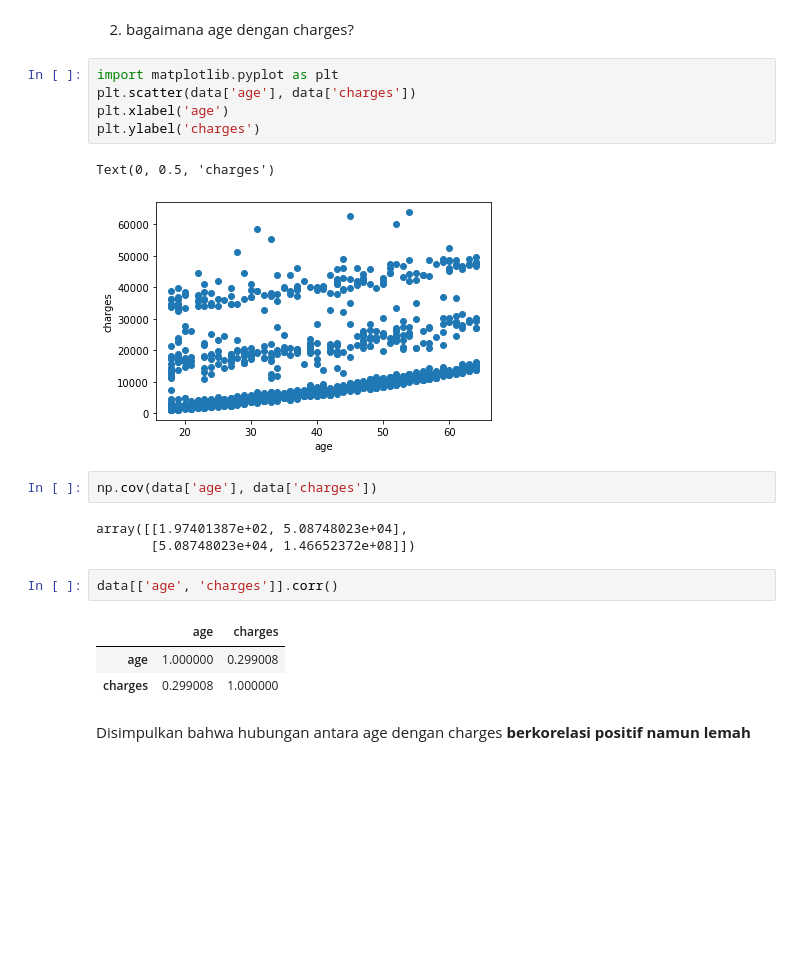
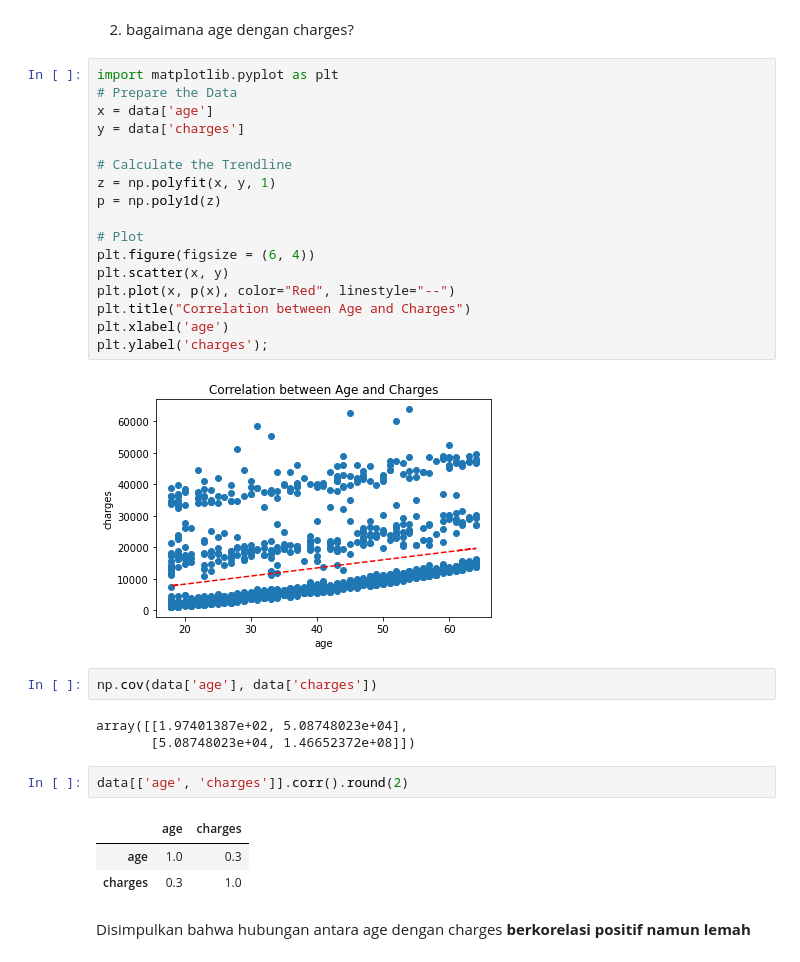
Before and after one commit to akbarnugrohor/probability, a Jupyter notebook: Project - Probability in Insurance.ipynb, the cells around one changed output. Saved outputs shown, nothing was run; the diff lists cells and outputs as text; blank space fills up the shorter version.

```diff
--- a/Project - Probability in Insurance.ipynb
+++ b/Project - Probability in Insurance.ipynb
@@ -409,23 +467,34 @@ Disimpulkan bahwa hubungan antara bmi dengan charges **berkorelasi positif namun
 2. bagaimana age dengan charges?
 # %%
 import matplotlib.pyplot as plt
-plt.scatter(data['age'], data['charges'])
+# Prepare the Data
+x = data['age']
+y = data['charges']
+
+# Calculate the Trendline
+z = np.polyfit(x, y, 1)
+p = np.poly1d(z)
+
+# Plot
+plt.figure(figsize = (6, 4))
+plt.scatter(x, y)
+plt.plot(x, p(x), color="Red", linestyle="--")
+plt.title("Correlation between Age and Charges")
 plt.xlabel('age')
-plt.ylabel('charges')
+plt.ylabel('charges');
 # %% [output]
-Text(0, 0.5, 'charges')
-[figure, old version]
+[figure, new version]
 # %%
 np.cov(data['age'], data['charges'])
 # %% [output]
 array([[1.97401387e+02, 5.08748023e+04],
        [5.08748023e+04, 1.46652372e+08]])
 # %%
-data[['age', 'charges']].corr()
+data[['age', 'charges']].corr().round(2)
 # %% [output]
 |  | age | charges |
-| age | 1.000000 | 0.299008 |
-| charges | 0.299008 | 1.000000 |
+| age | 1.0 | 0.3 |
+| charges | 0.3 | 1.0 |
 # %% [markdown]
 Disimpulkan bahwa hubungan antara age dengan charges **berkorelasi positif namun lemah**
 # %% [markdown]
```
Also changed, not shown: parts of 51 cells of this notebook.
